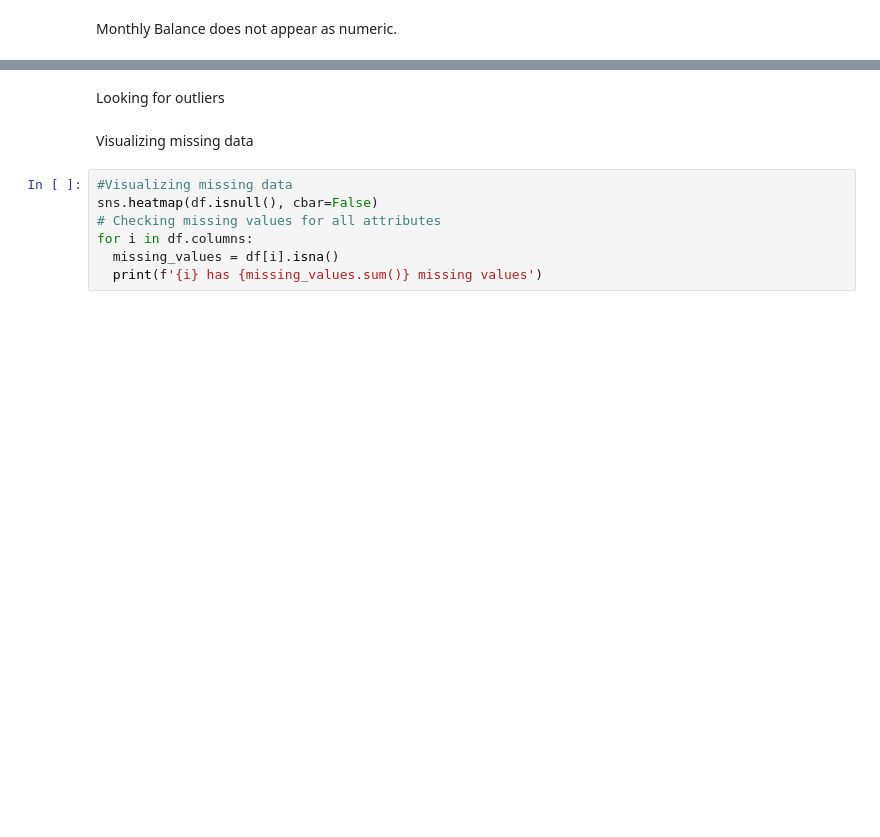
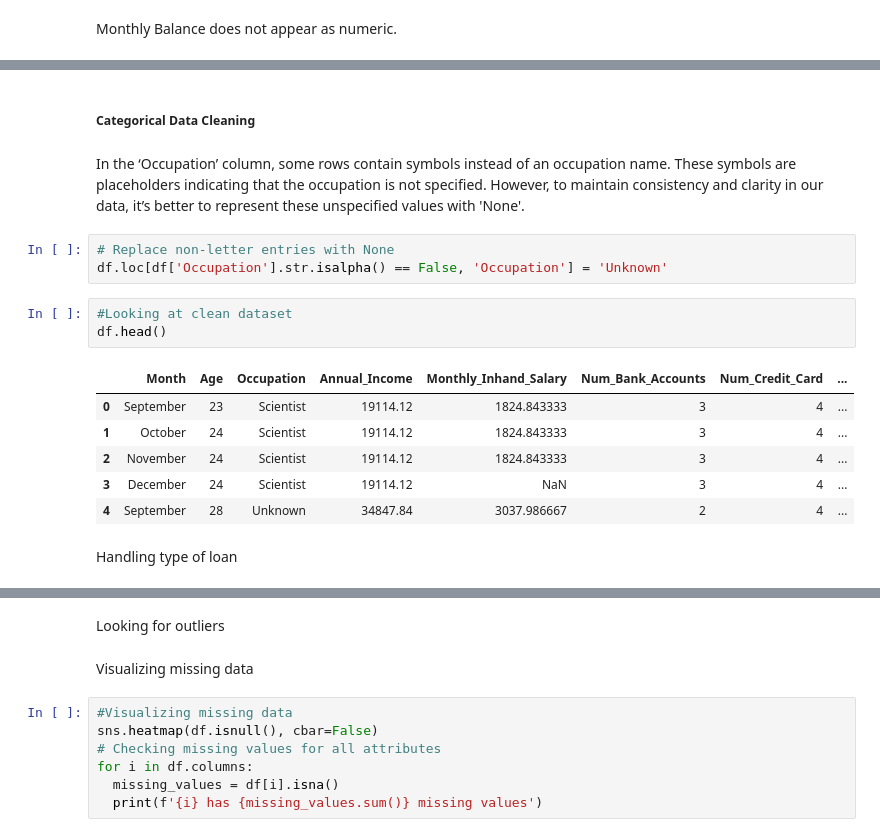
Before and after one commit to mau-JS/OracleML, a Jupyter notebook: CreditML.ipynb, the cells around one changed output, grey strips where cells are left out. Drawn from its saved outputs; the diff is of its cells as text; blank space fills up the shorter version.

```diff
--- a/CreditML.ipynb
+++ b/CreditML.ipynb
@@ -203,3 +199,22 @@ df.describe().T
 | Num_of_Delayed_Payment | 46502.0 | 3.091037e+01 | 2.215075e+02 | 0.000000 | 9.000000e+00 | 1.400000e+01 | 1.800000e+01 | 4.399000e+03 |
 | Credit_History_Age | 50000.0 | 1.724458e+01 | 9.584866e+00 | 0.000000 | 1.008333e+01 | 1.791667e+01 | 2.483333e+01 | 3.400000e+01 |
 | Monthly_Balance | 49438.0 | 4.045471e+22 | 3.671994e+24 | 82423.000000 | 2.442479e+09 | 3.167002e+09 | 4.402119e+09 | 3.333333e+26 |
+# %% [markdown]
+##### Categorical Data Cleaning
+# %% [markdown]
+In the ‘Occupation’ column, some rows contain symbols instead of an occupation name. These symbols are placeholders indicating that the occupation is not specified. However, to maintain consistency and clarity in our data, it’s better to represent these unspecified values with 'None'.
+# %%
+# Replace non-letter entries with None
+df.loc[df['Occupation'].str.isalpha() == False, 'Occupation'] = 'Unknown'
+# %%
+#Looking at clean dataset
+df.head()
+# %% [output]
+|  | Month | Age | Occupation | Annual_Income | Monthly_Inhand_Salary | Num_Bank_Accounts | Num_Credit_Card | ... |
+| 0 | September | 23 | Scientist | 19114.12 | 1824.843333 | 3 | 4 | ... |
+| 1 | October | 24 | Scientist | 19114.12 | 1824.843333 | 3 | 4 | ... |
+| 2 | November | 24 | Scientist | 19114.12 | 1824.843333 | 3 | 4 | ... |
+| 3 | December | 24 | Scientist | 19114.12 | NaN | 3 | 4 | ... |
+| 4 | September | 28 | Unknown | 34847.84 | 3037.986667 | 2 | 4 | ... |
+# %% [markdown]
+Handling type of loan
```
Also changed, not shown: parts of 8 cells of this notebook.
